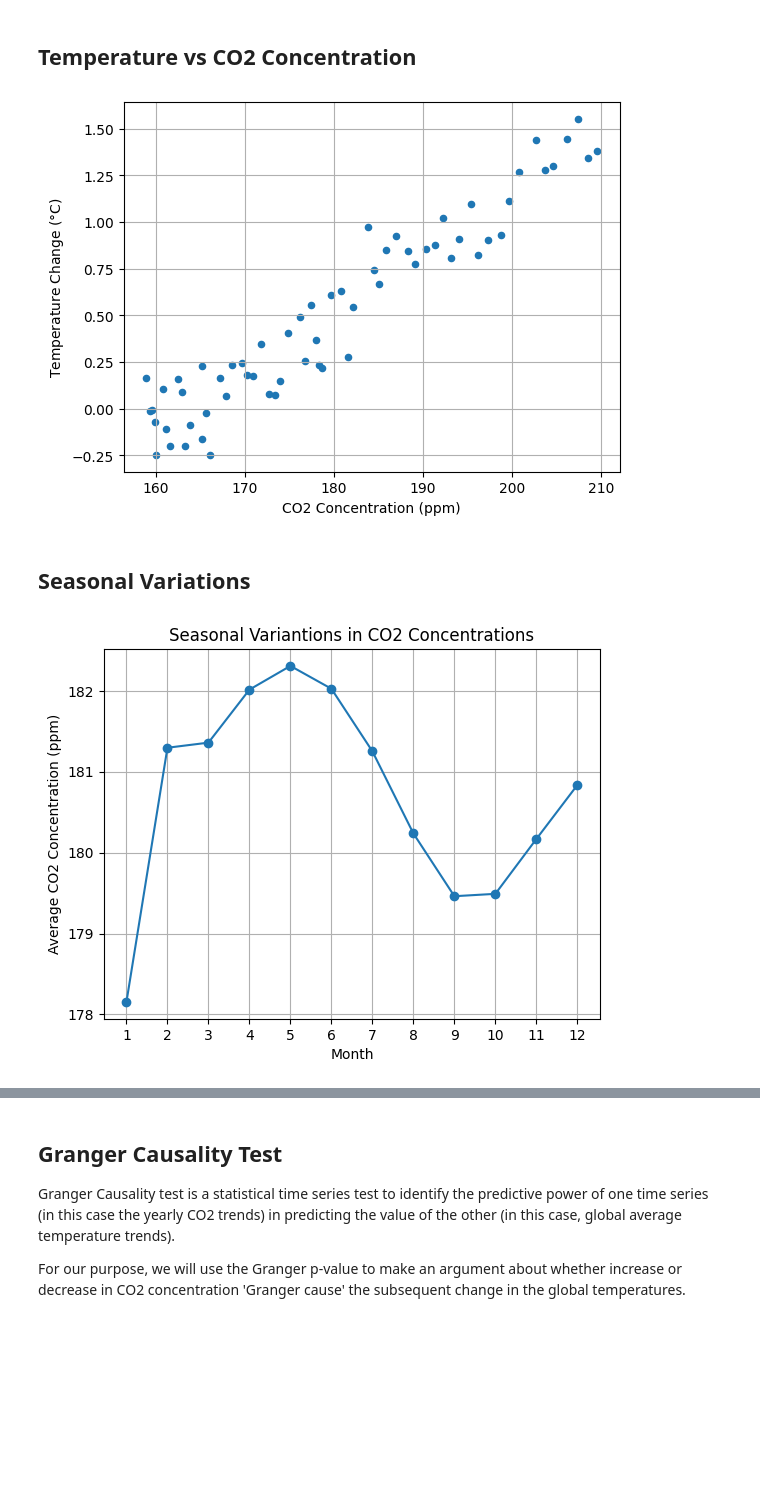
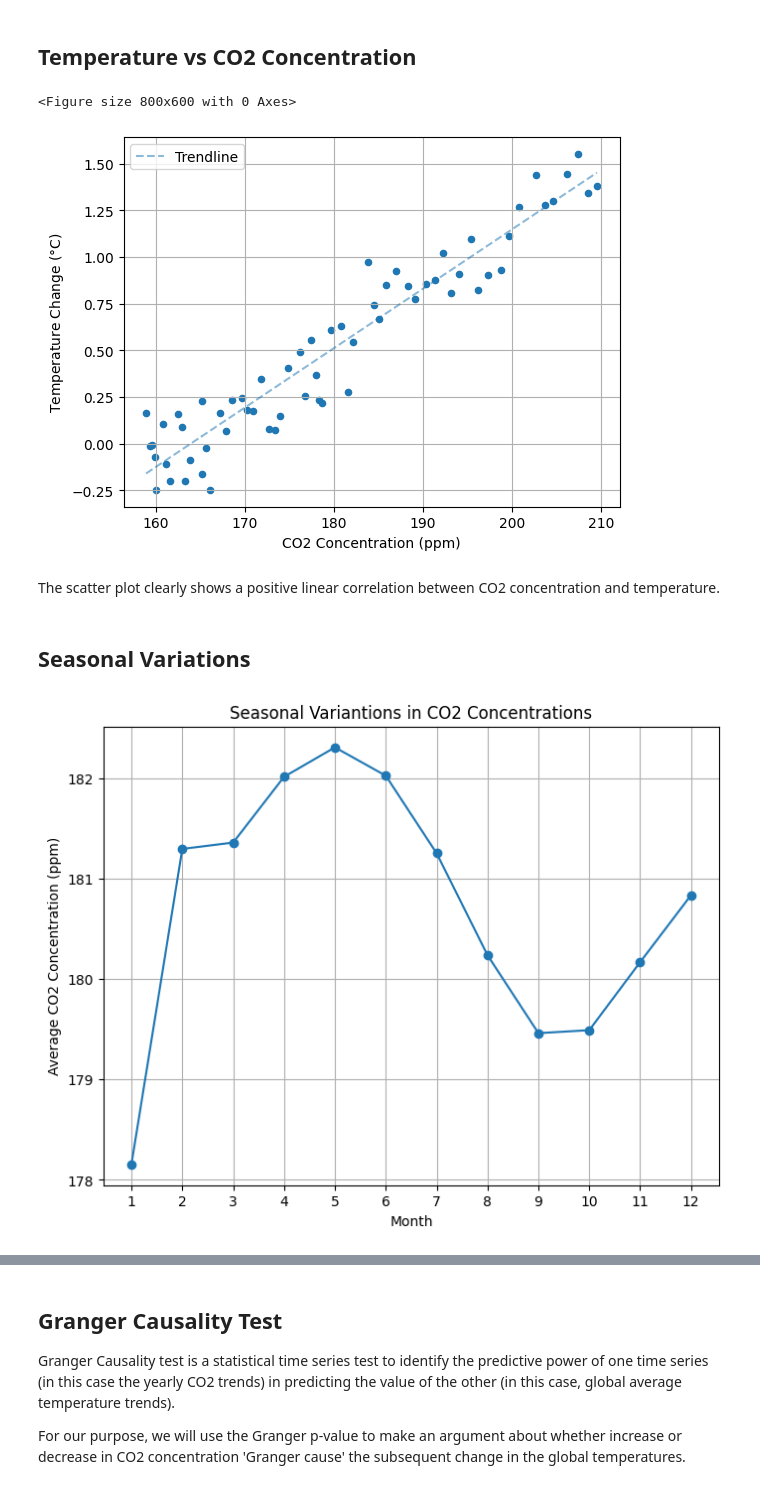
Before and after one commit to PratikParm/Impact-of-co2-emissions, a Jupyter notebook: analysis.ipynb, the cells around one changed output, grey strips where cells are left out. Drawn from its saved outputs; the diff is of its cells as text; code cells hidden in the pictures; blank space fills up the shorter version.

```diff
--- a/analysis.ipynb
+++ b/analysis.ipynb
@@ -155,27 +117,36 @@ plt.plot(merged_data.iloc[:, 1], trendline, ls='--', )
 # %% [markdown]
 ## Temperature vs CO2 Concentration
 # %%
+trend = linregress(merged_data.iloc[:,1], merged_data.iloc[:,0])
+trendline = trend.slope * merged_data.iloc[:, 1] + trend.intercept
+
+plt.figure(figsize=(8, 6))
 merged_data.plot.scatter(x='CO2 Concentration', y='Temperature Change')
-
+plt.plot(merged_data.iloc[:, 1], trendline, ls='--', alpha=0.5, label='Trendline')
 plt.xlabel('CO2 Concentration (ppm)')
 plt.ylabel('Temperature Change ($\degree$C)')
 plt.grid()
+plt.legend()
 plt.savefig('./plots/temp_vs_co2.png')
 # %% [output]
+<Figure size 800x600 with 0 Axes>
-[figure, old version]
+[figure, new version]
+# %% [markdown]
+The scatter plot clearly shows a positive linear correlation between CO2 concentration and temperature.
 # %% [markdown]
 ## Seasonal Variations
 # %%
 # seasonal variations in CO2 concentrations
 co2_data['Month'] = co2_data['Date'].str[-2:].astype(int)
 co2_monthly = co2_data.groupby('Month')['Value'].mean()
 
+plt.figure(figsize=(8, 6))
 co2_monthly.plot(marker='o')
 plt.xticks(range(1, 13))
 plt.xlabel('Month')
 plt.ylabel('Average CO2 Concentration (ppm)')
 plt.grid()
 plt.title('Seasonal Variantions in CO2 Concentrations')
 plt.savefig('./plots/co2_seasonal_variations.png')
 # %% [output]
-[figure, old version]
+[figure, new version]
```
Also changed, not shown: parts of 21 cells of this notebook, 4 other files.
